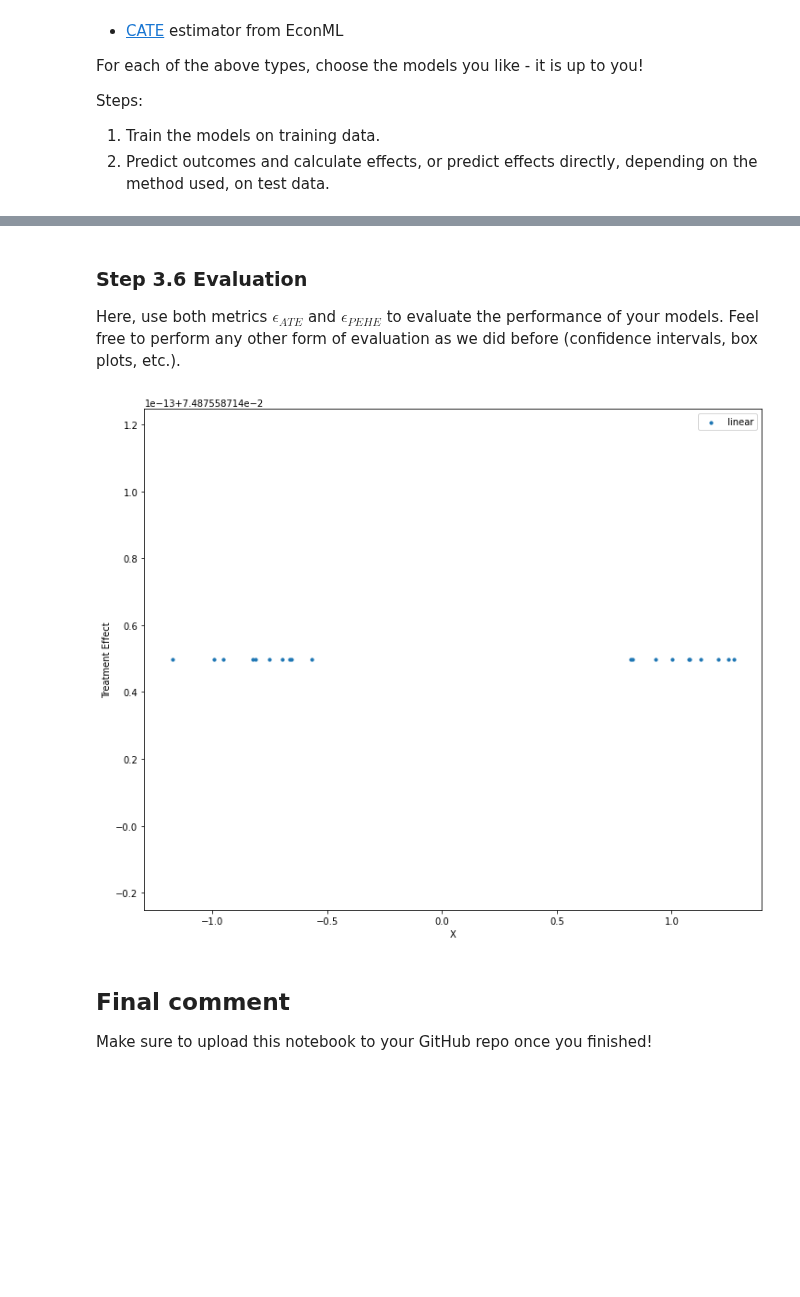
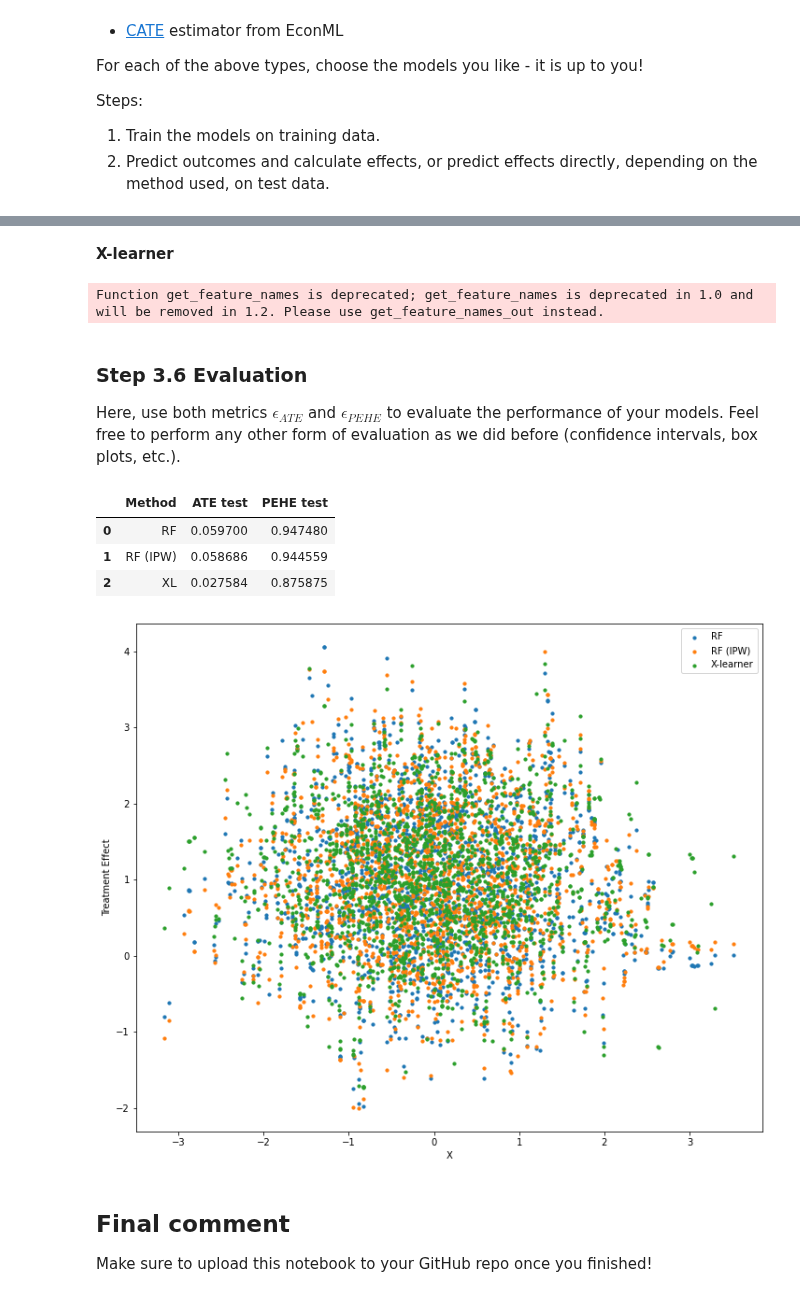
Before and after one commit to ThakdanaiSaelee/Lab_CE888, a Jupyter notebook: lab4 - Causal_Inference/Lab_4_Causal_Inference.ipynb, the cells around one changed output, grey strips where cells are left out. Drawn from its saved outputs; the diff is of its cells as text; code cells hidden in the pictures; blank space fills up the shorter version.

```diff
--- a/lab4 - Causal_Inference/Lab_4_Causal_Inference.ipynb
+++ b/lab4 - Causal_Inference/Lab_4_Causal_Inference.ipynb
@@ -599,18 +617,18 @@ from sklearn.linear_model import LinearRegression
 # %%
-linear = LinearRegression()
+random = RandomForestRegressor()
 
 xt_train = np.concatenate([x_train,t_train], axis = 1)
-linear.fit(xt_train, y_train.flatten())
+random.fit(xt_train, y_train.flatten())
 
 # Predictions
 # Predict Y_0 given [X, 0]
 xt0_test = np.concatenate([x_test,np.zeros_like(t_test)], axis = 1)
-linear_y0_test = linear.predict(xt0_test)
+random_y0_test = random.predict(xt0_test)
 
 # Predict Y_1 given [X, 1]
 xt1_test = np.concatenate([x_test,np.ones_like(t_test)], axis = 1)
-linear_y1_test = linear.predict(xt1_test)
+random_y1_test = random.predict(xt1_test)
 
 # Compute ITEs
 # ITE = Y_1 - Y_0
-linear_te_test = linear_y1_test - linear_y0_test # YOUR CODE HERE
+random_te_test = random_y1_test - random_y0_test # YOUR CODE HERE
@@ -617,3 +637,29 @@ linear_te_test = linear_y1_test - linear_y0_test # YOUR CODE HERE
+# %%
+# Get the sample weights
+prop_random = RandomForestClassifier()
+weights = get_ps_weights(prop_random, x_train, t_train)
+
+# Train the regressor
+random_ipsw = RandomForestRegressor()
+
+random_ipsw.fit(xt_train, y_train.flatten(), sample_weight=weights) #pass the weights
+
+# Make predictions
+random_ipsw_y0_test = random_ipsw.predict(xt0_test) # YOUR CODE HERE
+random_ipsw_y1_test = random_ipsw.predict(xt1_test) # YOUR CODE HERE
+
+# Compute ITEs
+random_ipsw_te_test = random_ipsw_y1_test - random_ipsw_y0_test # YOUR CODE HERE
+# %% [markdown]
+**X-learner**
+# %%
+# X-Learner
+xl = XLearner(models=RandomForestRegressor(), propensity_model=RandomForestClassifier())
+xl.fit(y_train, t_train.flatten(), X=x_train)
+
+xl_te_test = xl.effect(x_test)
+# %% [output]
+Function get_feature_names is deprecated; get_feature_names is deprecated in 1.0 and will be removed in 1.2. Please use get_feature_names_out instead.
 # %% [markdown]
 ### Step 3.6 Evaluation
 
@@ -627,15 +679,30 @@ linear_ate_test = abs_ate(ite_test,linear_te_test)
+# %%
+results = []
+results.append(['RF', rf_ate_test, rf_pehe_test])
+results.append(['RF (IPW)', rf_ipsw_ate_test, rf_ipsw_pehe_test])
+results.append(['XL', xl_ate_test, xl_pehe_test])
+
+cols = ['Method', 'ATE test', 'PEHE test']
+
+df = pd.DataFrame(results, columns=cols)
+df
+# %% [output]
+|  | Method | ATE test | PEHE test |
+| 0 | RF | 0.059700 | 0.947480 |
+| 1 | RF (IPW) | 0.058686 | 0.944559 |
+| 2 | XL | 0.027584 | 0.875875 |
 # %%
 plt.figure(figsize=(12, 10))
 m_size = 10
-plt.scatter(x_test, linear_te_test, label="linear", s=m_size)
-# plt.scatter(x_test, rf_ipsw_te_test, label="RF (IPW)", s=m_size)
-# plt.scatter(x_test, xl_te_test, label="X-learner", s=m_size)
+plt.scatter(x_test, random_te_test, label="RF", s=m_size)
+plt.scatter(x_test, random_ipsw_te_test, label="RF (IPW)", s=m_size)
+plt.scatter(x_test, xl_te_test, label="X-learner", s=m_size)
 plt.xlabel('X')
 plt.ylabel('Treatment Effect')
 plt.legend()
 plt.show()
 # %% [output]
-[figure, old version]
+[figure, new version]
 # %% [markdown]
 ## Final comment
 
```
Also changed, not shown: parts of 13 cells of this notebook.
